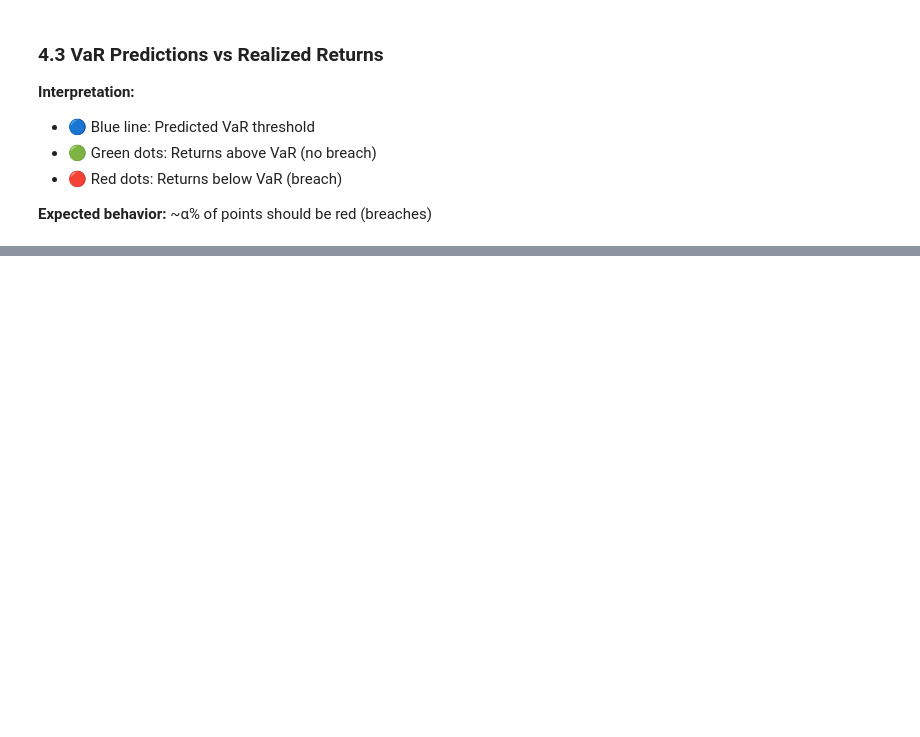
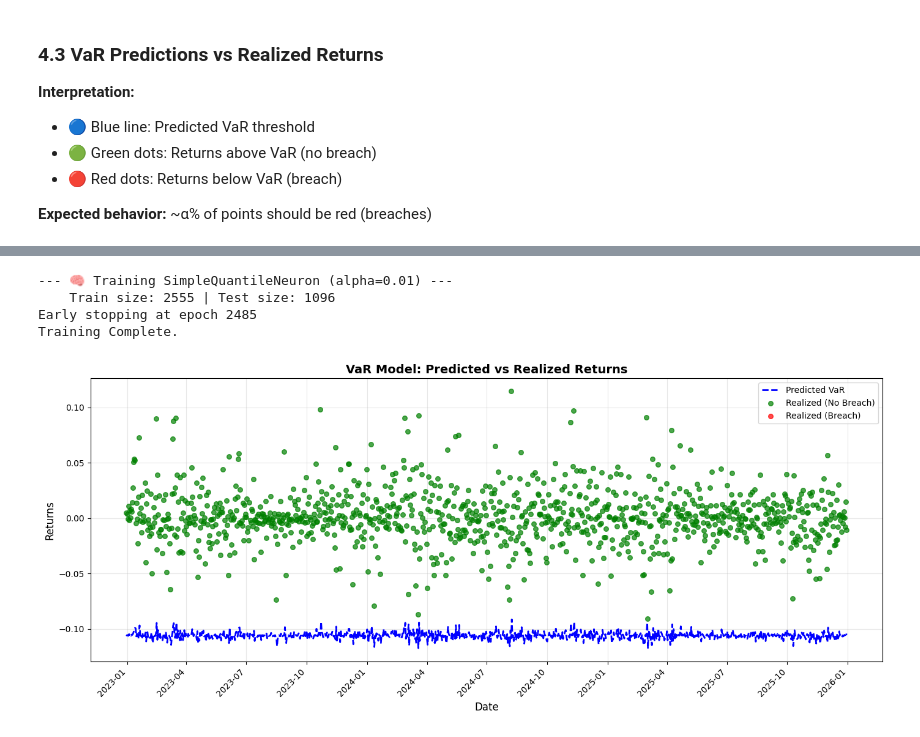
Before and after one commit to amacias-afma/quant-ai-lab-value-at-risk, a Jupyter notebook: notebook/value_at_risk.ipynb, the cells around one changed output, grey strips where cells are left out. Saved outputs shown, nothing was run; the diff lists cells and outputs as text; code cells hidden in the pictures; blank space fills up the shorter version.

```diff
--- a/notebook/value_at_risk.ipynb
+++ b/notebook/value_at_risk.ipynb
@@ -1789,0 +849,30 @@ The code works now. The regulators are happy. But the real value was the reminde
+# %%
+features = ['log_ret']
+
+data_scaled = create_features(df_scaled, ALPHA, ROLLING_WINDOW, features=features)
+
+model_scaled, history_scaled, _, test_data_scaled = train_model(
+    data_scaled,
+    model_type='SimpleQuantileNeuron',
+    alpha=ALPHA,
+    epochs=1000 * 10,
+    lr=LEARNING_RATE,
+    rolling=ROLLING_WINDOW,
+    split_type=split_type,
+    regularization_pm=None
+)
+
+print("Training Complete.")
+# stop
+# %% [output]
+--- 🧠 Training SimpleQuantileNeuron (alpha=0.01) ---
+    Train size: 2555 | Test size: 1096
+Early stopping at epoch 2485
+Training Complete.
+# %%
+df_results_05 = reestructure_testdata(test_data_scaled) / scale_factor
+models_results[attempt_name] = df_results_05
+
+plot_var_results(df_results_05)
+# %% [output]
+[figure, added]
```
Also changed, not shown: parts of 100 cells of this notebook, 6 other files.
